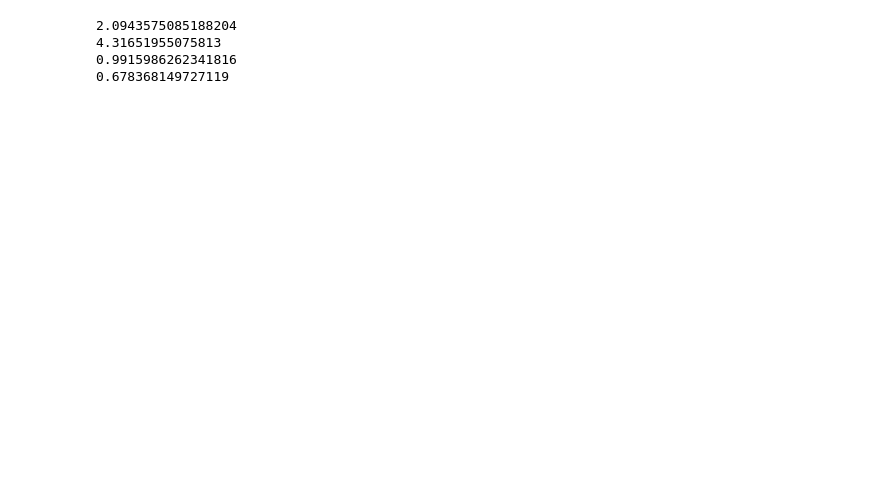
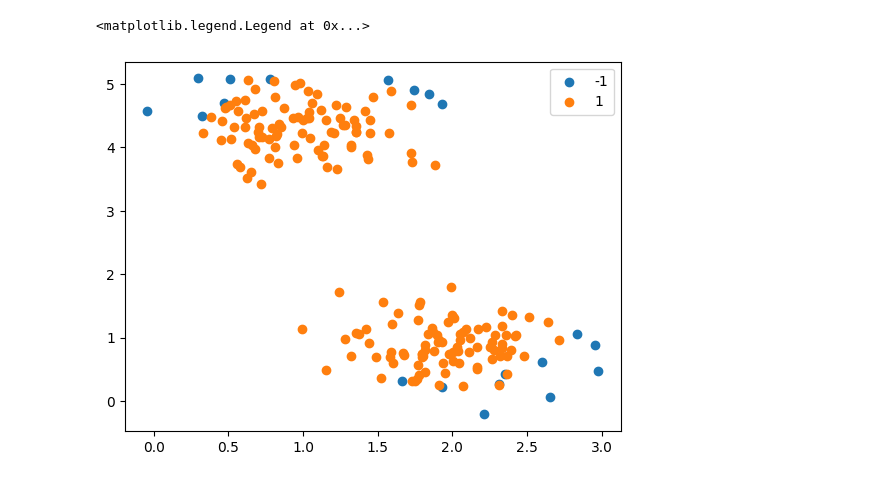
Before and after one commit to shyu61/math, a Jupyter notebook: anomaly_detection/iforest/main.ipynb, the cells around one changed output. Cells and saved outputs as stored; diff of their text form; code cells hidden in the pictures; blank space fills up the shorter version.

```diff
--- a/anomaly_detection/iforest/main.ipynb
+++ b/anomaly_detection/iforest/main.ipynb
@@ -58,10 +114,11 @@ tree = isolation_forest[0]
-# %%
-print(tree.split_value)
-print(tree.left.split_value)
-print(tree.left.left.split_value)
-print(tree.left.left.left.split_value)
-# %% [output]
-2.0943575085188204
-4.31651955075813
-0.9915986262341816
-0.678368149727119
+# %%
+iforest = IForest()
+iforest.fit(X)
+labels = iforest.anomaly_score(X, contamination=0.1)
+unique_labels = np.unique(labels)
+for label in unique_labels:
+    plt.scatter(X[labels == label, 0], X[labels == label, 1], label=label)
+plt.legend()
+# %% [output]
+<matplotlib.legend.Legend at 0x...>
+[figure, added]
```
Also changed, not shown: parts of 5 cells of this notebook, 1 other file.
